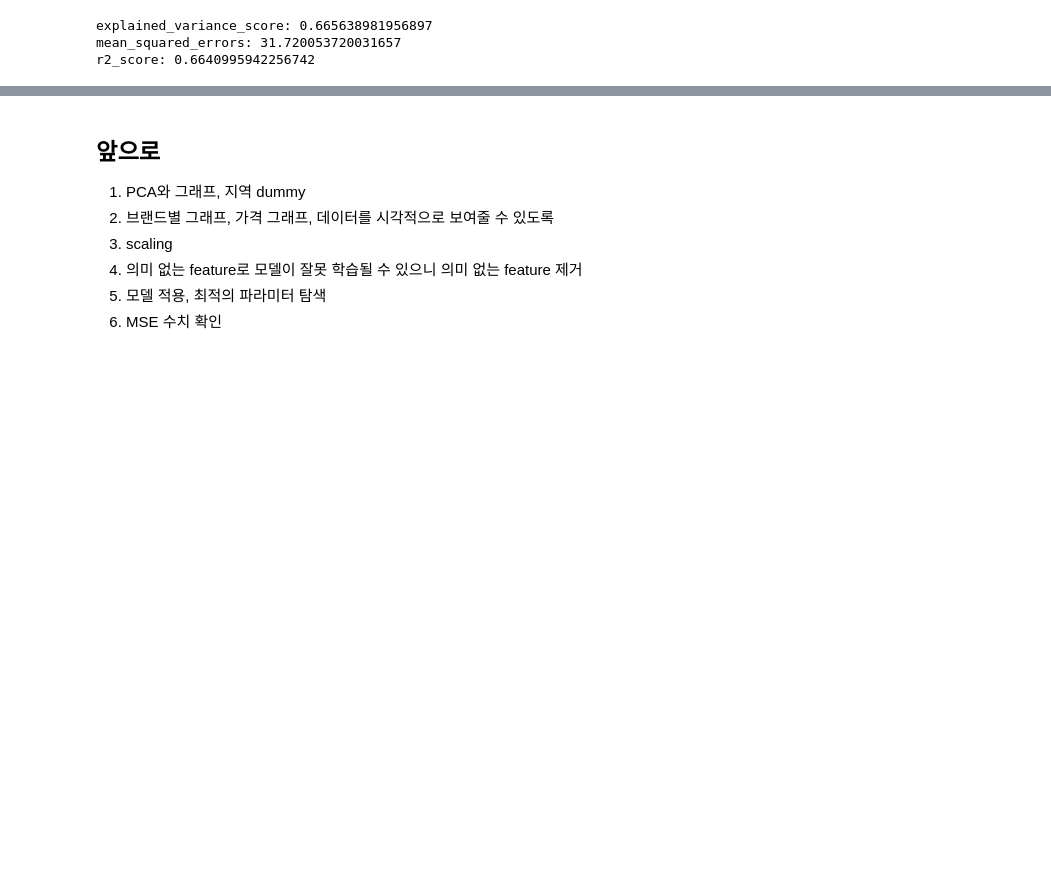
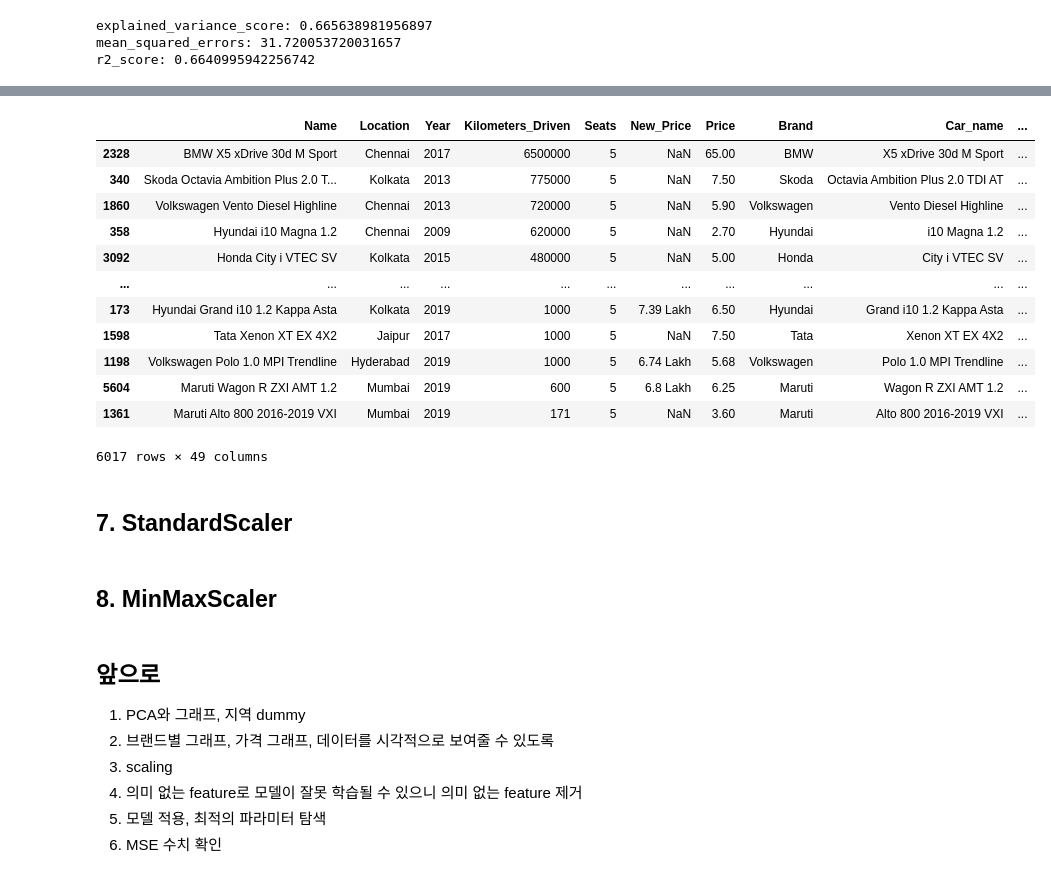
Before and after one commit to Andy-yeongjin/linear_regression_project_1_usedcar, a Jupyter notebook: used_car.ipynb, the cells around one changed output, grey strips where cells are left out. Drawn from its saved outputs; the diff is of its cells as text; code cells hidden in the pictures; blank space fills up the shorter version.

```diff
--- a/used_car.ipynb
+++ b/used_car.ipynb
@@ -368,3 +382,23 @@ r2_score: 0.6640995942256742
+# %%
+car_t.sort_values(by='Kilometers_Driven', ascending=False)
+# %% [output]
+|  | Name | Location | Year | Kilometers_Driven | Seats | New_Price | Price | Brand | Car_name | ... |
+| 2328 | BMW X5 xDrive 30d M Sport | Chennai | 2017 | 6500000 | 5 | NaN | 65.00 | BMW | X5 xDrive 30d M Sport | ... |
+| 340 | Skoda Octavia Ambition Plus 2.0 T... | Kolkata | 2013 | 775000 | 5 | NaN | 7.50 | Skoda | Octavia Ambition Plus 2.0 TDI AT | ... |
+| 1860 | Volkswagen Vento Diesel Highline | Chennai | 2013 | 720000 | 5 | NaN | 5.90 | Volkswagen | Vento Diesel Highline | ... |
+| 358 | Hyundai i10 Magna 1.2 | Chennai | 2009 | 620000 | 5 | NaN | 2.70 | Hyundai | i10 Magna 1.2 | ... |
+| 3092 | Honda City i VTEC SV | Kolkata | 2015 | 480000 | 5 | NaN | 5.00 | Honda | City i VTEC SV | ... |
+| ... | ... | ... | ... | ... | ... | ... | ... | ... | ... | ... |
+| 173 | Hyundai Grand i10 1.2 Kappa Asta | Kolkata | 2019 | 1000 | 5 | 7.39 Lakh | 6.50 | Hyundai | Grand i10 1.2 Kappa Asta | ... |
+| 1598 | Tata Xenon XT EX 4X2 | Jaipur | 2017 | 1000 | 5 | NaN | 7.50 | Tata | Xenon XT EX 4X2 | ... |
+| 1198 | Volkswagen Polo 1.0 MPI Trendline | Hyderabad | 2019 | 1000 | 5 | 6.74 Lakh | 5.68 | Volkswagen | Polo 1.0 MPI Trendline | ... |
+| 5604 | Maruti Wagon R ZXI AMT 1.2 | Mumbai | 2019 | 600 | 5 | 6.8 Lakh | 6.25 | Maruti | Wagon R ZXI AMT 1.2 | ... |
+| 1361 | Maruti Alto 800 2016-2019 VXI | Mumbai | 2019 | 171 | 5 | NaN | 3.60 | Maruti | Alto 800 2016-2019 VXI | ... |
+6017 rows × 49 columns
+# %% [markdown]
+## 7. StandardScaler
+# %% [markdown]
+## 8. MinMaxScaler
 # %% [markdown]
 ## 앞으로
 1. PCA와 그래프, 지역 dummy
```
Also changed, not shown: parts of 4 cells of this notebook.
